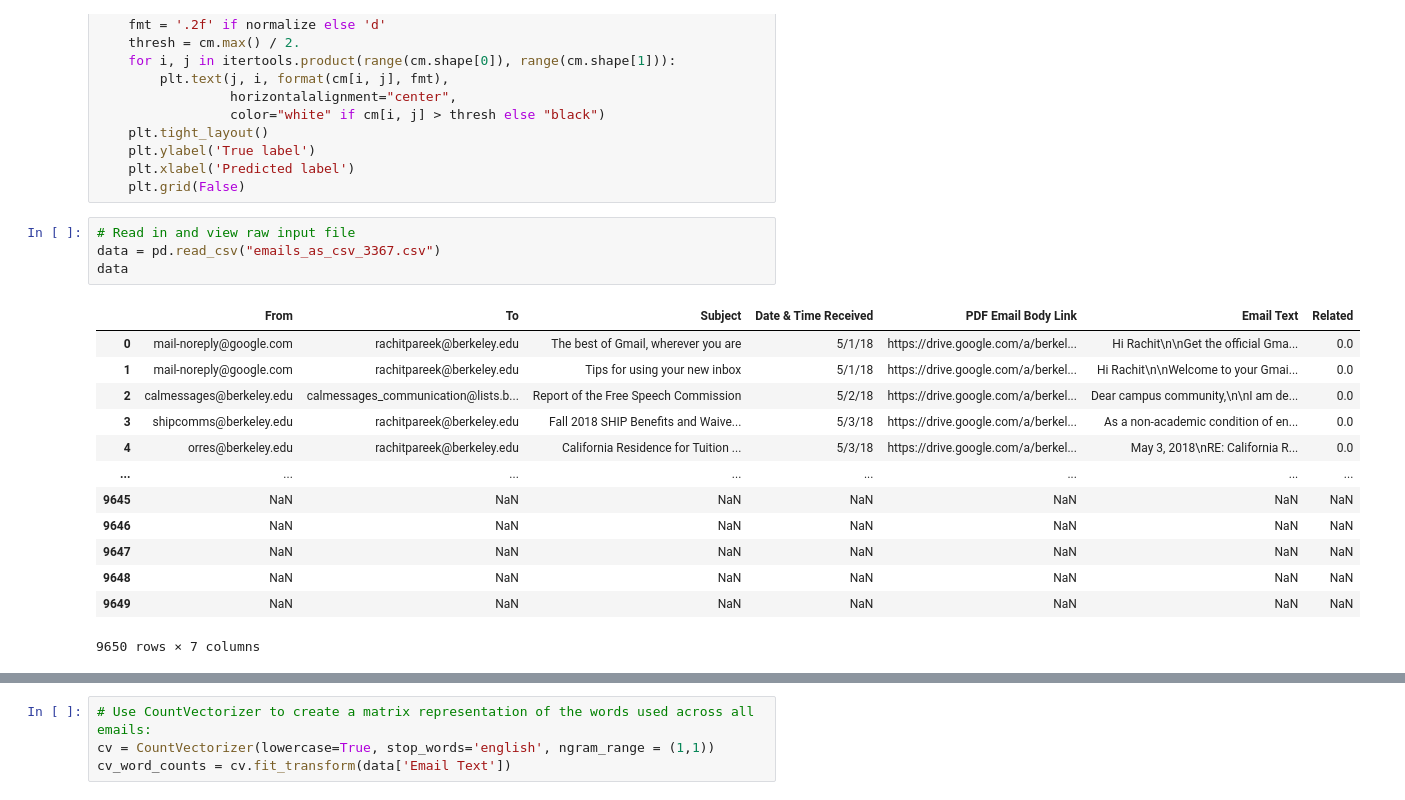
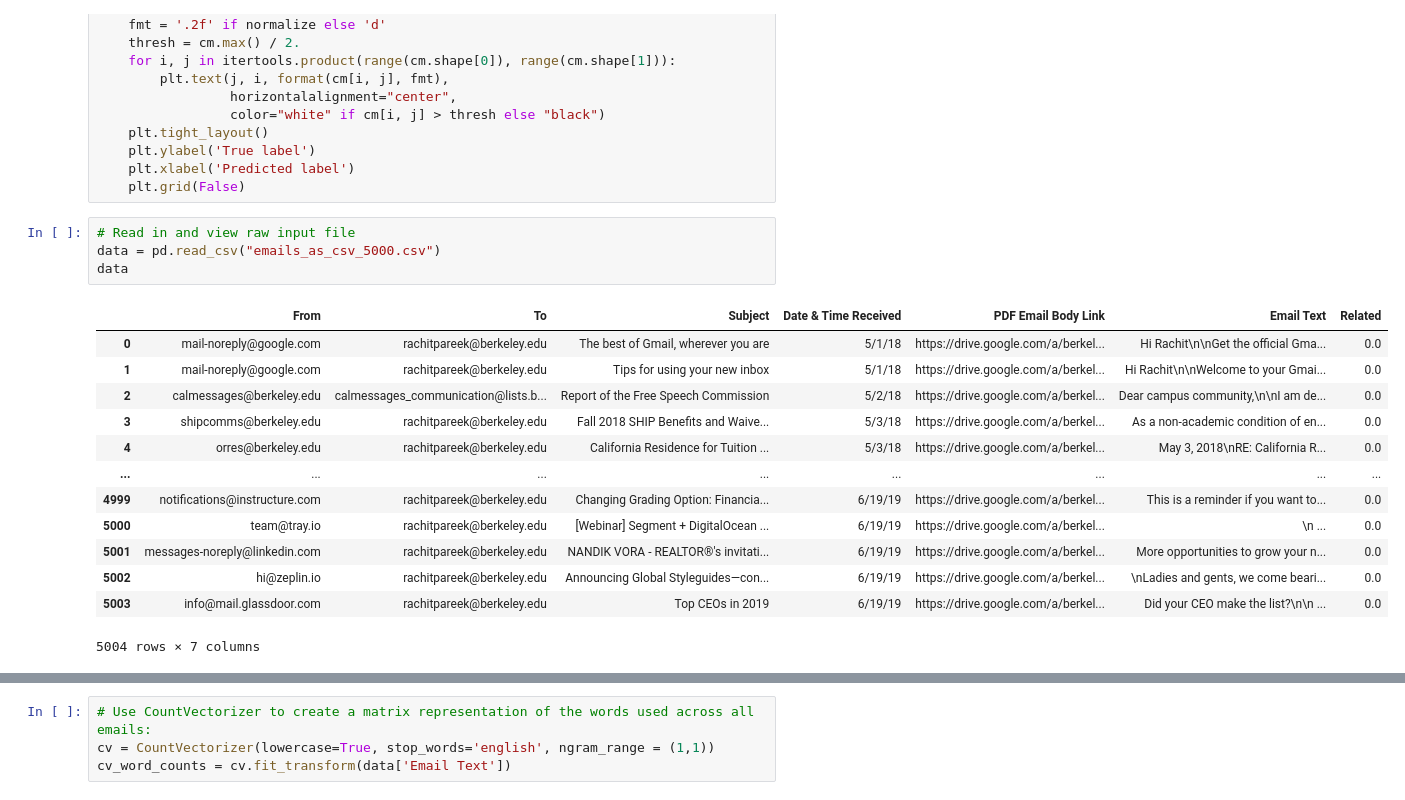
Before and after one commit to rachitpareek/jobSearch, a Jupyter notebook: exploratory analysis.ipynb, the cells around one changed output, grey strips where cells are left out. Saved outputs shown, nothing was run; the diff lists cells and outputs as text.

```diff
--- a/exploratory analysis.ipynb
+++ b/exploratory analysis.ipynb
@@ -64,22 +64,22 @@ def plot_confusion_matrix(cm, classes,
     plt.grid(False)
 # %%
 # Read in and view raw input file
-data = pd.read_csv("emails_as_csv_3367.csv")
+data = pd.read_csv("emails_as_csv_5000.csv")
 data
 # %% [output]
 |  | From | To | Subject | Date & Time Received | PDF Email Body Link | Email Text | Related |
 | 0 | mail-noreply@google.com | rachitpareek@berkeley.edu | The best of Gmail, wherever you are | 5/1/18 | https://drive.google.com/a/berkel... | Hi Rachit\n\nGet the official Gma... | 0.0 |
 | 1 | mail-noreply@google.com | rachitpareek@berkeley.edu | Tips for using your new inbox | 5/1/18 | https://drive.google.com/a/berkel... | Hi Rachit\n\nWelcome to your Gmai... | 0.0 |
 | 2 | calmessages@berkeley.edu | calmessages_communication@lists.b... | Report of the Free Speech Commission | 5/2/18 | https://drive.google.com/a/berkel... | Dear campus community,\n\nI am de... | 0.0 |
 | 3 | shipcomms@berkeley.edu | rachitpareek@berkeley.edu | Fall 2018 SHIP Benefits and Waive... | 5/3/18 | https://drive.google.com/a/berkel... | As a non-academic condition of en... | 0.0 |
 | 4 | orres@berkeley.edu | rachitpareek@berkeley.edu | California Residence for Tuition ... | 5/3/18 | https://drive.google.com/a/berkel... | May 3, 2018\nRE: California R... | 0.0 |
 | ... | ... | ... | ... | ... | ... | ... | ... |
-| 9645 | NaN | NaN | NaN | NaN | NaN | NaN | NaN |
-| 9646 | NaN | NaN | NaN | NaN | NaN | NaN | NaN |
-| 9647 | NaN | NaN | NaN | NaN | NaN | NaN | NaN |
-| 9648 | NaN | NaN | NaN | NaN | NaN | NaN | NaN |
-| 9649 | NaN | NaN | NaN | NaN | NaN | NaN | NaN |
+| 4999 | notifications@instructure.com | rachitpareek@berkeley.edu | Changing Grading Option: Financia... | 6/19/19 | https://drive.google.com/a/berkel... | This is a reminder if you want to... | 0.0 |
+| 5000 | team@tray.io | rachitpareek@berkeley.edu | [Webinar] Segment + DigitalOcean ... | 6/19/19 | https://drive.google.com/a/berkel... | \n ... | 0.0 |
+| 5001 | messages-noreply@linkedin.com | rachitpareek@berkeley.edu | NANDIK VORA - REALTOR®'s invitati... | 6/19/19 | https://drive.google.com/a/berkel... | More opportunities to grow your n... | 0.0 |
+| 5002 | hi@zeplin.io | rachitpareek@berkeley.edu | Announcing Global Styleguides—con... | 6/19/19 | https://drive.google.com/a/berkel... | \nLadies and gents, we come beari... | 0.0 |
+| 5003 | info@mail.glassdoor.com | rachitpareek@berkeley.edu | Top CEOs in 2019 | 6/19/19 | https://drive.google.com/a/berkel... | Did your CEO make the list?\n\n ... | 0.0 |
-9650 rows × 7 columns
+5004 rows × 7 columns
 # %%
 # Basic pre-processing:
 # 1. Select only relevant columns.
```
Also changed, not shown: parts of 14 cells of this notebook.
